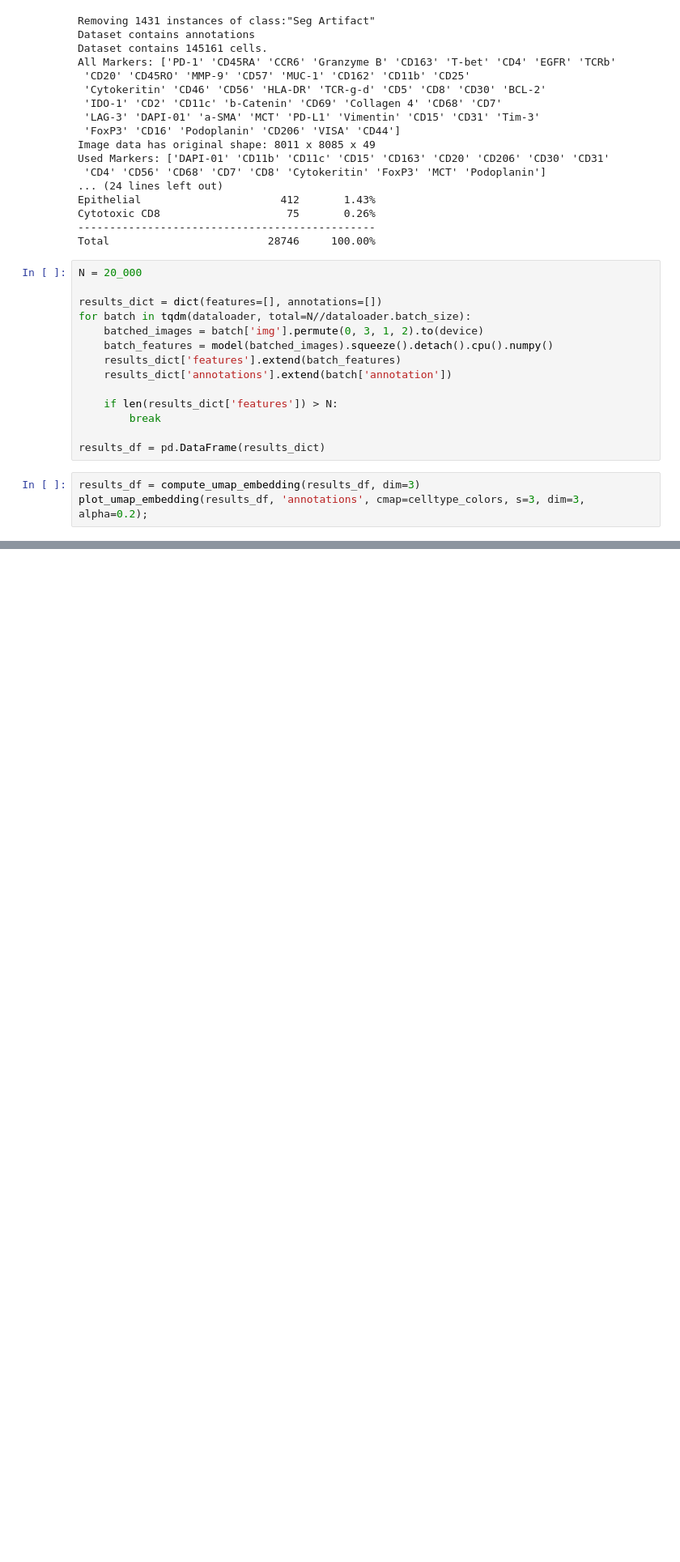
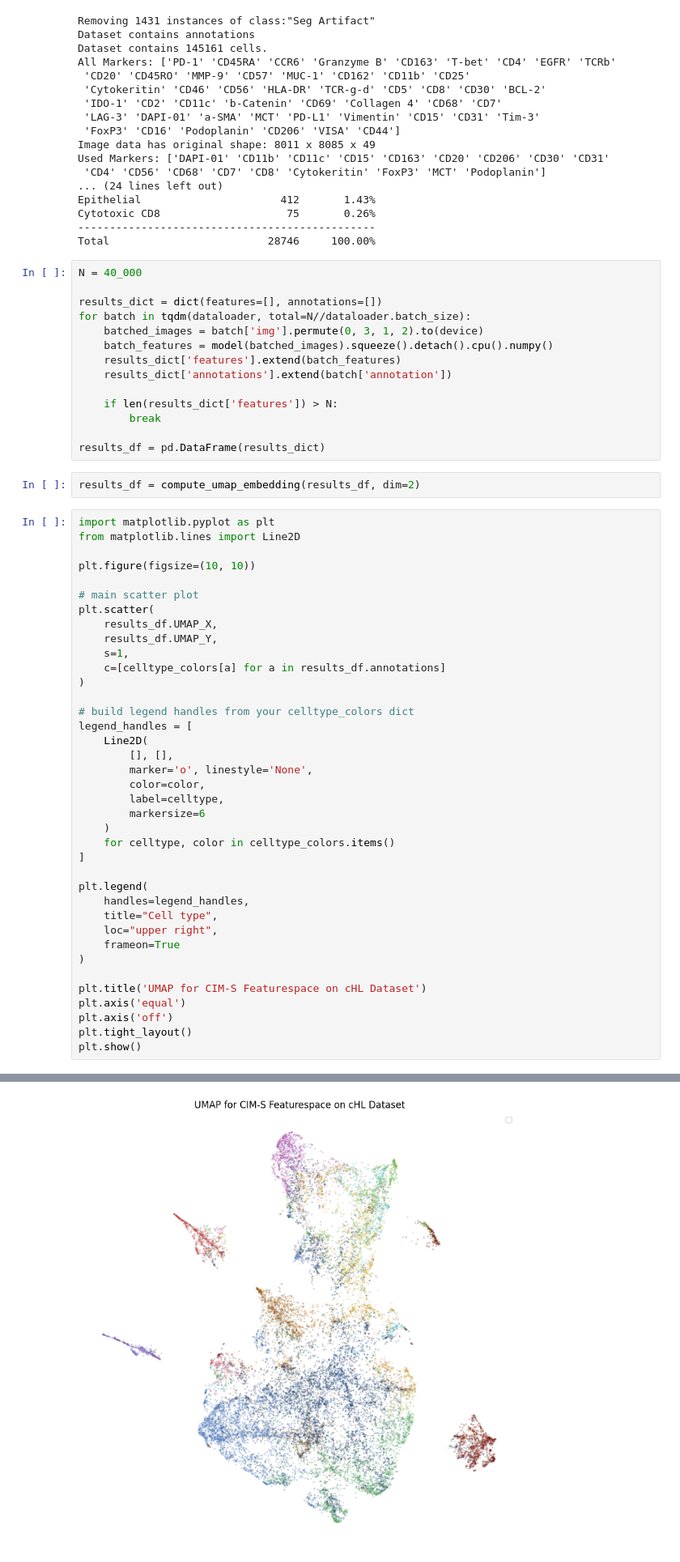
Before and after one commit to SimonBon/CIMS, a Jupyter notebook: example.ipynb, the cells around one changed output, grey strips where cells are left out. Shown at 81% size. Saved outputs shown, nothing was run; the diff lists cells and outputs as text; blank space fills up the shorter version.

```diff
--- a/example.ipynb
+++ b/example.ipynb
@@ -85,7 +86,7 @@ Cytotoxic CD8                    75       0.26%
 -----------------------------------------------
 Total                         28746     100.00%
 # %%
-N = 20_000
+N = 40_000
 
 results_dict = dict(features=[], annotations=[])
 for batch in tqdm(dataloader, total=N//dataloader.batch_size):
@@ -99,5 +100,43 @@ for batch in tqdm(dataloader, total=N//dataloader.batch_size):
 
 results_df = pd.DataFrame(results_dict)
 # %%
-results_df = compute_umap_embedding(results_df, dim=3)
-plot_umap_embedding(results_df, 'annotations', cmap=celltype_colors, s=3, dim=3, alpha=0.2);
+results_df = compute_umap_embedding(results_df, dim=2)
+# %%
+import matplotlib.pyplot as plt
+from matplotlib.lines import Line2D
+
+plt.figure(figsize=(10, 10))
+
+# main scatter plot
+plt.scatter(
+    results_df.UMAP_X,
+    results_df.UMAP_Y,
+    s=1,
+    c=[celltype_colors[a] for a in results_df.annotations]
+)
+
+# build legend handles from your celltype_colors dict
+legend_handles = [
+    Line2D(
+        [], [],
+        marker='o', linestyle='None',
+        color=color,
+        label=celltype,
+        markersize=6
+    )
+    for celltype, color in celltype_colors.items()
+]
+
+plt.legend(
+    handles=legend_handles,
+    title="Cell type",
+    loc="upper right",
+    frameon=True
+)
+
+plt.title('UMAP for CIM-S Featurespace on cHL Dataset')
+plt.axis('equal')
+plt.axis('off')
+plt.tight_layout()
+plt.show()
+# %% [output]
@@ -104,3 +144,4 @@ plot_umap_embedding(results_df, 'annotations', cmap=celltype_colors, s=3, dim=3,
+[figure, added]
 # %%
 import numpy as np
 import torch
```
Also changed, not shown: parts of 2 cells of this notebook, 1 other file.
